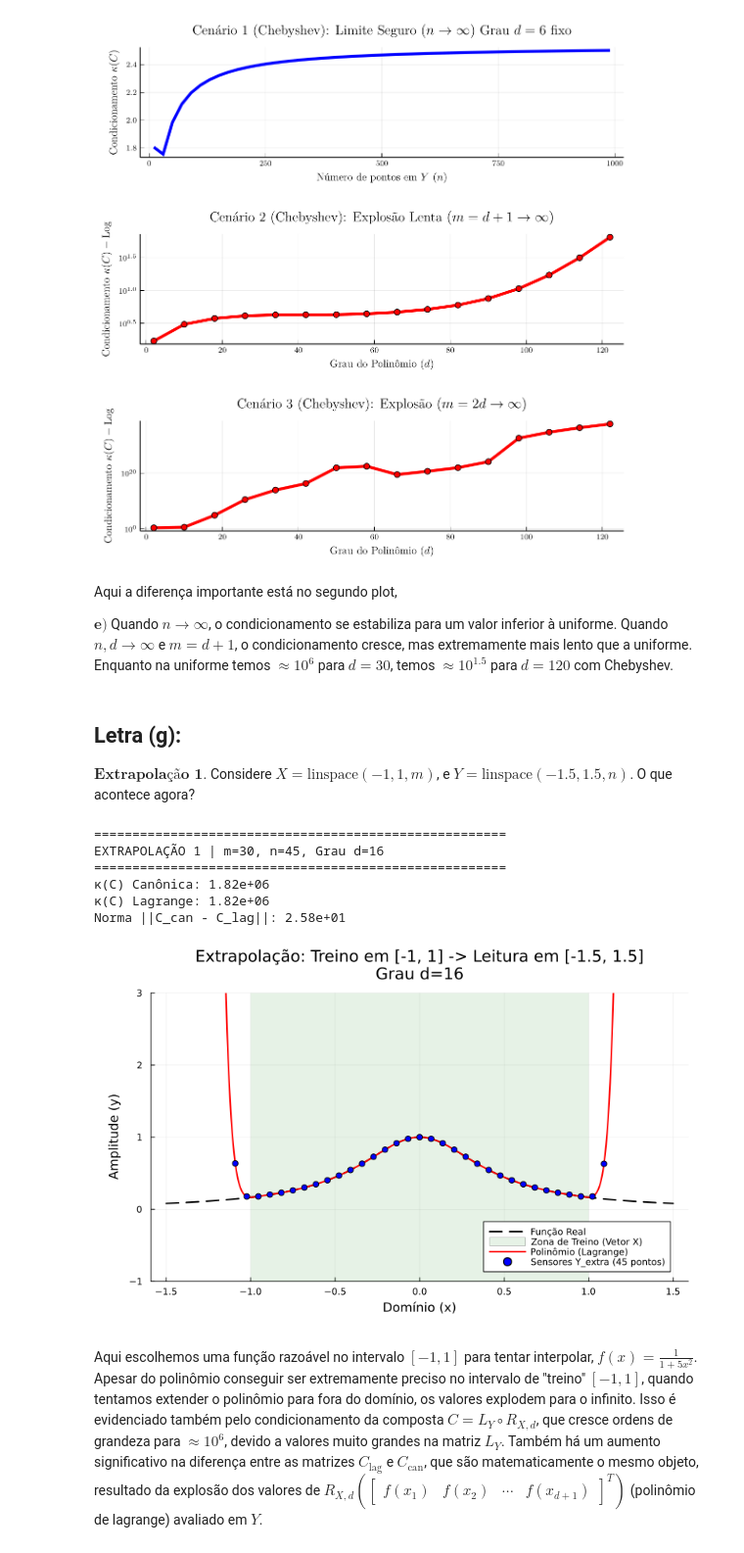
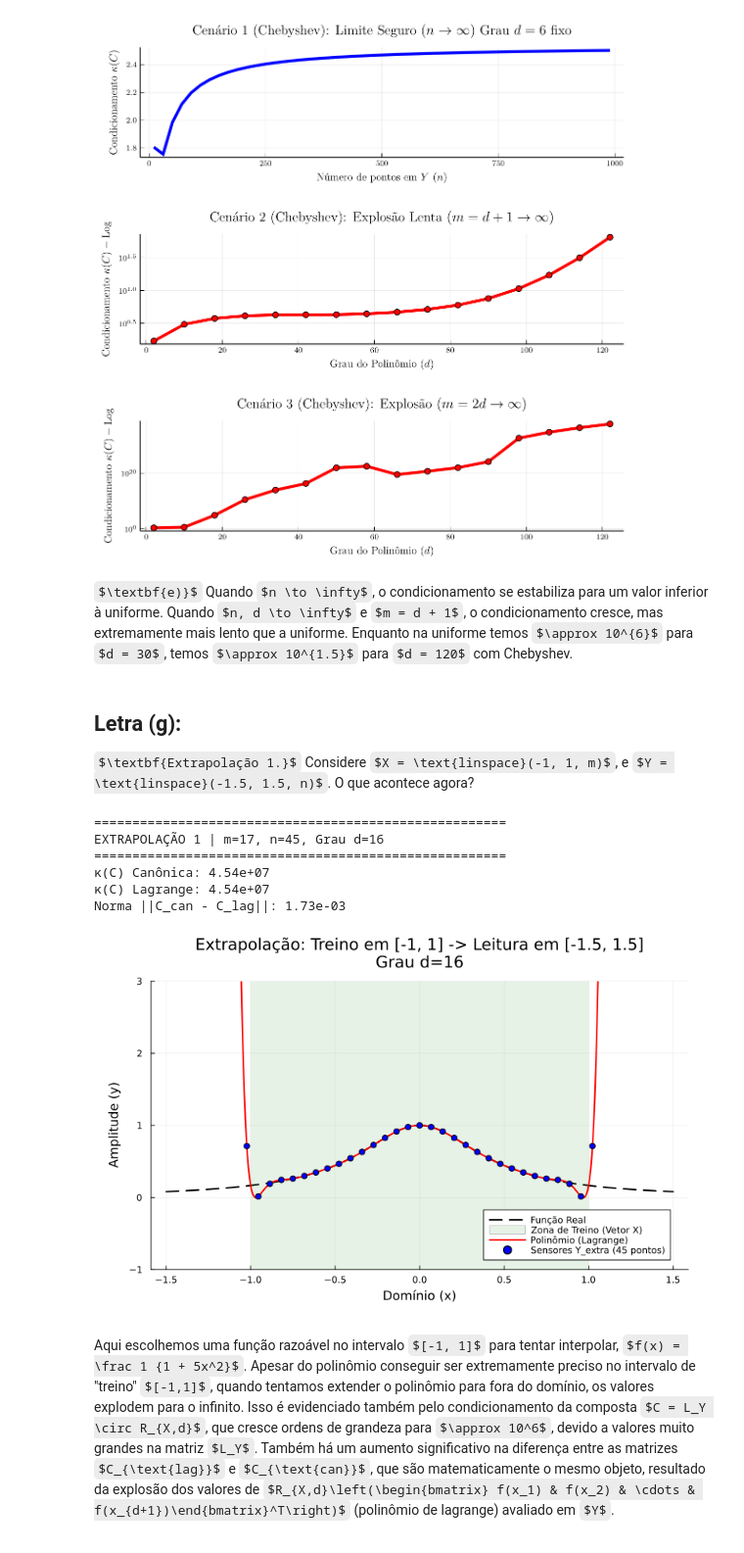
Before and after one commit to PedroDuailibe/Projeto3-ALN, a Jupyter notebook: Projeto3.ipynb, the cells around one changed output. Shown at 98% size. Drawn from its saved outputs; the diff is of its cells as text; code cells hidden in the pictures; some formulas as TeX source.

```diff
--- a/Projeto3.ipynb
+++ b/Projeto3.ipynb
@@ -819,8 +800,6 @@ visualizar_limites_chebyshev();
 # %% [output]
 [figure]
 # %% [markdown]
-Aqui a diferença importante está no segundo plot,
-
 $\textbf{e)}$ Quando $n \to \infty$, o condicionamento se estabiliza para um valor inferior à uniforme. Quando $n, d \to \infty$ e $m = d + 1$, o condicionamento cresce, mas extremamente mais lento que a uniforme. Enquanto na uniforme temos $\approx 10^{6}$ para $d = 30$, temos $\approx 10^{1.5}$ para $d = 120$ com Chebyshev.
 # %% [markdown]
 ## Letra (g):
@@ -863,39 +842,39 @@ function testar_extrapolacao_1(X, n, d)
 
     X_plot = range(-1.5, 1.5, length=500)
     Y_real = f.(X_plot)
     C_plot = matrix_lagrange_cruzada(X_plot, X_base, d) * pinv(A_X)
     Y_plot_proj = C_plot * b_X
 
     p = plot(X_plot, Y_real, label="Função Real", lw=2, color=:black, ls=:dash,
              title="Extrapolação: Treino em [-1, 1] -> Leitura em [-1.5, 1.5]\nGrau d=$d",
              xlabel="Domínio (x)", ylabel="Amplitude (y)",
              ylims=(-1.0, 3.0), # Travamos o Y para focar no detalhe
              grid=true, size=(800, 500), margin=6Plots.mm)
 
     vspan!(p, [-1.0, 1.0], color=:green, alpha=0.1, label="Zona de Treino (Vetor X)")
 
     plot!(p, X_plot, Y_plot_proj, label="Polinômio (Lagrange)", lw=2, color=:red)
 
     scatter!(p, Y_extra, Y_proj, label="Sensores Y_extra ($n pontos)",
              color=:blue, markershape=:circle, markersize=4)
 
     display(p)
 end
 
-m = 30
+m = 17
 n = 45
 d = 16
 X = range(-1.0, 1.0, length=m)
 
 testar_extrapolacao_1(X, n, d)
 # %% [output]
 ======================================================
-EXTRAPOLAÇÃO 1 | m=30, n=45, Grau d=16
+EXTRAPOLAÇÃO 1 | m=17, n=45, Grau d=16
 ======================================================
-κ(C) Canônica: 1.82e+06
-κ(C) Lagrange: 1.82e+06
-Norma ||C_can - C_lag||: 2.58e+01
+κ(C) Canônica: 4.54e+07
+κ(C) Lagrange: 4.54e+07
+Norma ||C_can - C_lag||: 1.73e-03
-[figure, old version]
+[figure, new version]
 # %% [markdown]
 Aqui escolhemos uma função razoável no intervalo $[-1, 1]$ para tentar interpolar, $f(x) = \frac 1 {1 + 5x^2}$. Apesar do polinômio conseguir ser extremamente preciso no intervalo de "treino" $[-1,1]$, quando tentamos extender o polinômio para fora do domínio, os valores explodem para o infinito. Isso é evidenciado também pelo condicionamento da composta $C = L_Y \circ R_{X,d}$, que cresce ordens de grandeza para $\approx 10^6$, devido a valores muito grandes na matriz $L_Y$. Também há um aumento significativo na diferença entre as matrizes $C_{\text{lag}}$ e $C_{\text{can}}$, que são matematicamente o mesmo objeto, resultado da explosão dos valores de $R_{X,d}\left(\begin{bmatrix} f(x_1) & f(x_2) & \cdots & f(x_{d+1})\end{bmatrix}^T\right)$ (polinômio de lagrange) avaliado em $Y$.
 
```
Also changed, not shown: parts of 9 cells of this notebook.
